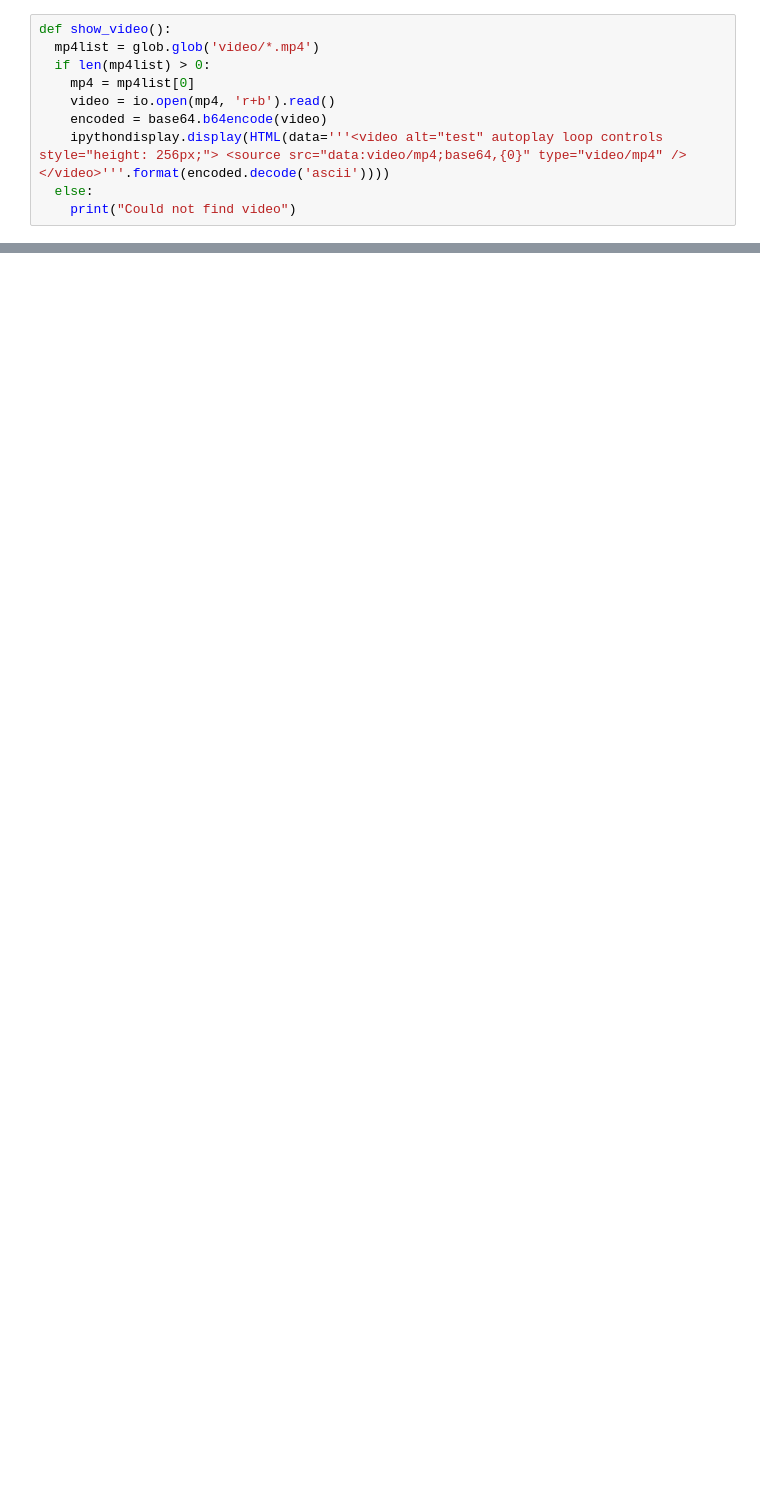
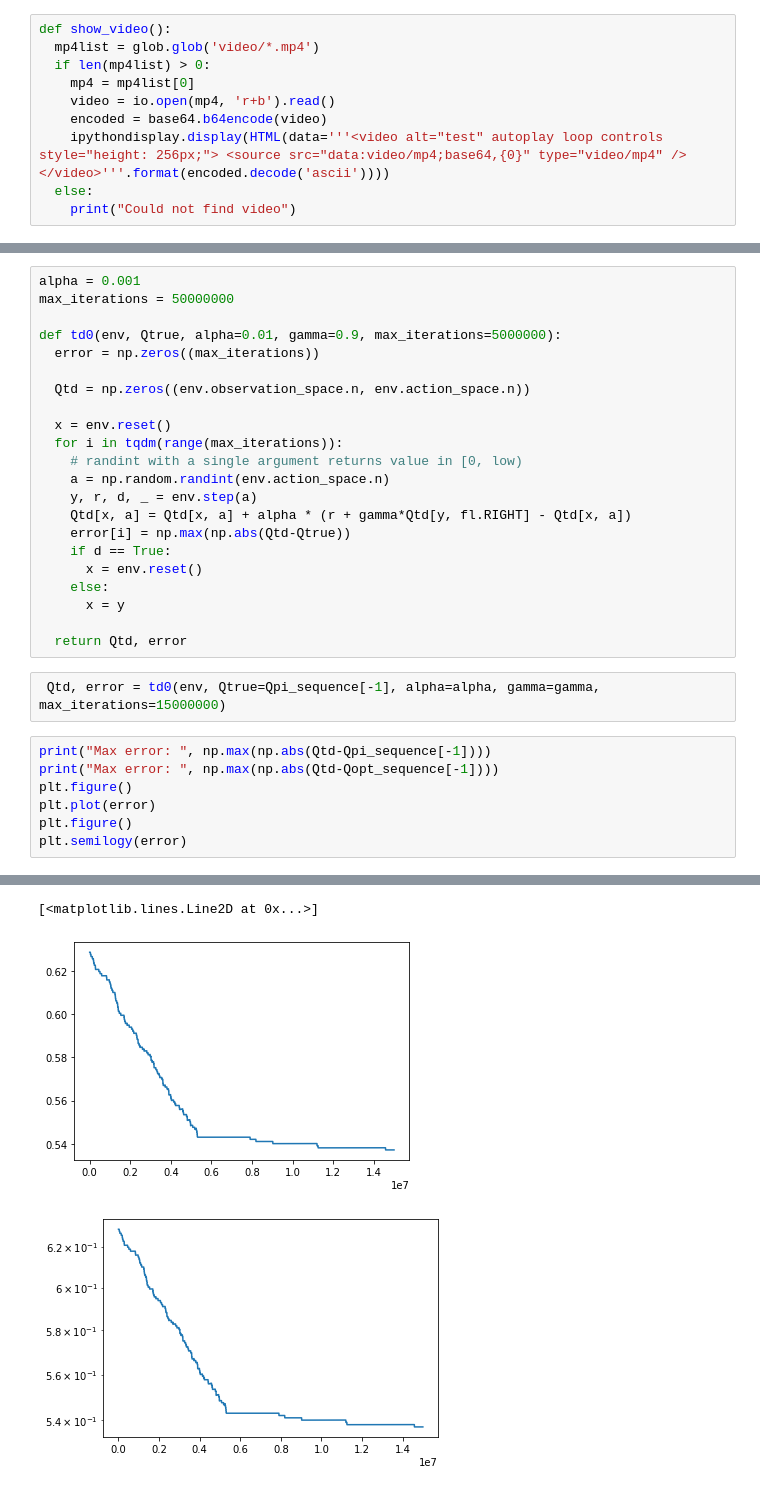
Before and after one commit to galleon/rugged-brains, a Jupyter notebook: part1.ipynb, the cells around one changed output, grey strips where cells are left out. Drawn from its saved outputs; the diff is of its cells as text; blank space fills up the shorter version.

```diff
--- a/part1.ipynb
+++ b/part1.ipynb
@@ -70,0 +201,32 @@ print('Observation space for Mountain car env: '+str(env.observation_space))
+# %%
+alpha = 0.001
+max_iterations = 50000000
+
+def td0(env, Qtrue, alpha=0.01, gamma=0.9, max_iterations=5000000):
+  error = np.zeros((max_iterations))
+
+  Qtd = np.zeros((env.observation_space.n, env.action_space.n))
+
+  x = env.reset()
+  for i in tqdm(range(max_iterations)):
+    # randint with a single argument returns value in [0, low)
+    a = np.random.randint(env.action_space.n)
+    y, r, d, _ = env.step(a)
+    Qtd[x, a] = Qtd[x, a] + alpha * (r + gamma*Qtd[y, fl.RIGHT] - Qtd[x, a])
+    error[i] = np.max(np.abs(Qtd-Qtrue))
+    if d == True:
+      x = env.reset()
+    else:
+      x = y
+
+  return Qtd, error
+# %%
+ Qtd, error = td0(env, Qtrue=Qpi_sequence[-1], alpha=alpha, gamma=gamma, max_iterations=15000000)
+# %%
+print("Max error: ", np.max(np.abs(Qtd-Qpi_sequence[-1])))
+print("Max error: ", np.max(np.abs(Qtd-Qopt_sequence[-1])))
+plt.figure()
+plt.plot(error)
+plt.figure()
+plt.semilogy(error)
+# %% [output]
@@ -70,0 +235,3 @@ print('Observation space for Mountain car env: '+str(env.observation_space))
+[<matplotlib.lines.Line2D at 0x...>]
+[figure, added]
+[figure, added]
```
Also changed, not shown: parts of 41 cells of this notebook.
